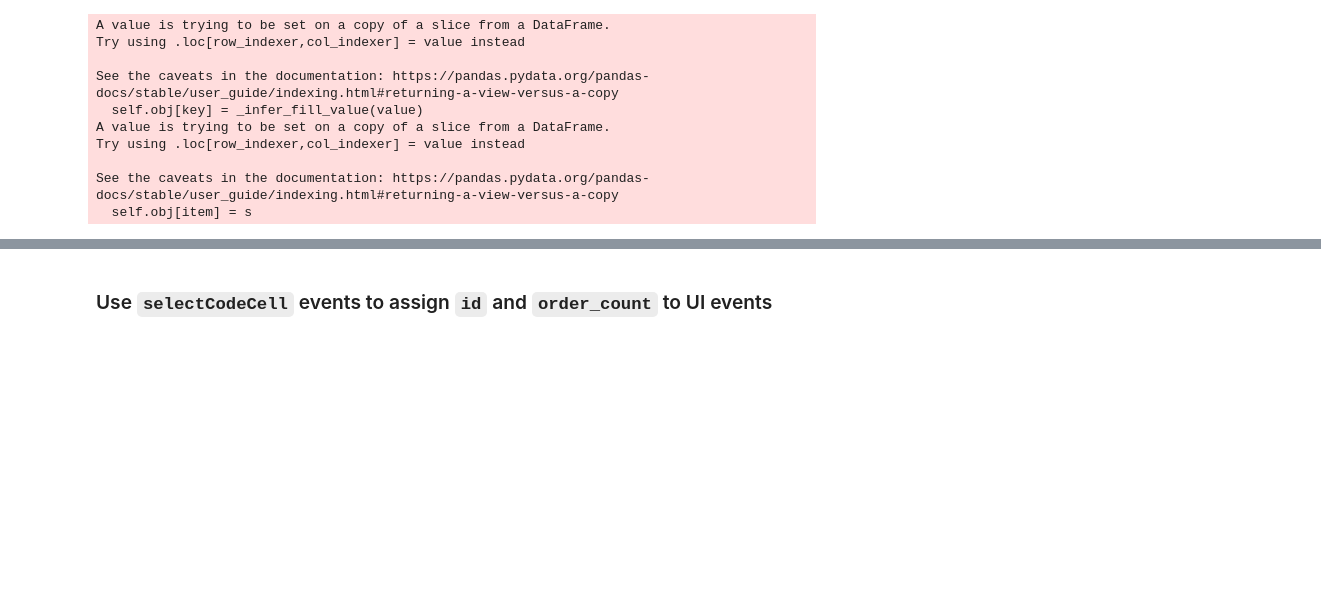
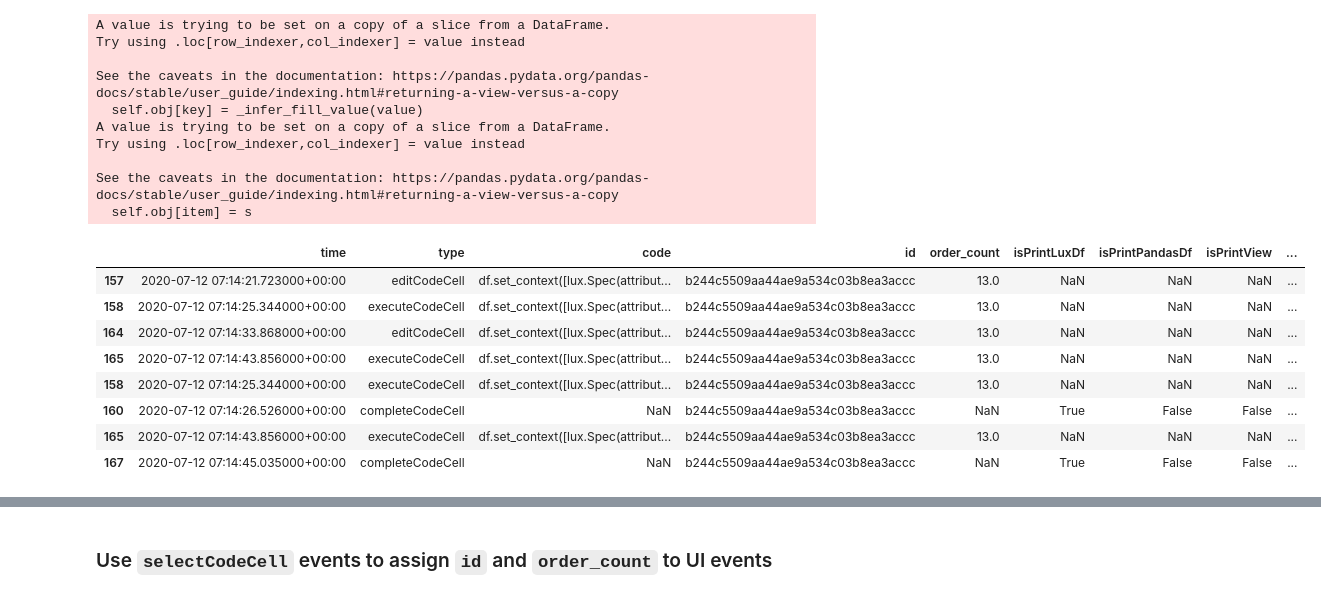
Before and after one commit to willeppy/lux-logger, a Jupyter notebook: analysis/Log Analysis.ipynb, the cells around one changed output, grey strips where cells are left out. Cells and saved outputs as stored; diff of their text form; code cells hidden in the pictures; blank space fills up the shorter version.

```diff
--- a/analysis/Log Analysis.ipynb
+++ b/analysis/Log Analysis.ipynb
@@ -37,2 +33,14 @@ subset2.loc[:,"codeExecutionTime"] = subset2.groupby(["code","id"])["time"].diff
 # %%
 codeCellsubset=pd.concat([subset1,subset2])
+# %%
+codeCellsubset[codeCellsubset["id"]=="b244c5509aa44ae9a534c03b8ea3accc"]
+# %% [output]
+|  | time | type | code | id | order_count | isPrintLuxDf | isPrintPandasDf | isPrintView | ... |
+| 157 | 2020-07-12 07:14:21.723000+00:00 | editCodeCell | df.set_context([lux.Spec(attribut... | b244c5509aa44ae9a534c03b8ea3accc | 13.0 | NaN | NaN | NaN | ... |
+| 158 | 2020-07-12 07:14:25.344000+00:00 | executeCodeCell | df.set_context([lux.Spec(attribut... | b244c5509aa44ae9a534c03b8ea3accc | 13.0 | NaN | NaN | NaN | ... |
+| 164 | 2020-07-12 07:14:33.868000+00:00 | editCodeCell | df.set_context([lux.Spec(attribut... | b244c5509aa44ae9a534c03b8ea3accc | 13.0 | NaN | NaN | NaN | ... |
+| 165 | 2020-07-12 07:14:43.856000+00:00 | executeCodeCell | df.set_context([lux.Spec(attribut... | b244c5509aa44ae9a534c03b8ea3accc | 13.0 | NaN | NaN | NaN | ... |
+| 158 | 2020-07-12 07:14:25.344000+00:00 | executeCodeCell | df.set_context([lux.Spec(attribut... | b244c5509aa44ae9a534c03b8ea3accc | 13.0 | NaN | NaN | NaN | ... |
+| 160 | 2020-07-12 07:14:26.526000+00:00 | completeCodeCell | NaN | b244c5509aa44ae9a534c03b8ea3accc | NaN | True | False | False | ... |
+| 165 | 2020-07-12 07:14:43.856000+00:00 | executeCodeCell | df.set_context([lux.Spec(attribut... | b244c5509aa44ae9a534c03b8ea3accc | 13.0 | NaN | NaN | NaN | ... |
+| 167 | 2020-07-12 07:14:45.035000+00:00 | completeCodeCell | NaN | b244c5509aa44ae9a534c03b8ea3accc | NaN | True | False | False | ... |
```
Also changed, not shown: parts of 45 cells of this notebook, 1 other file.
